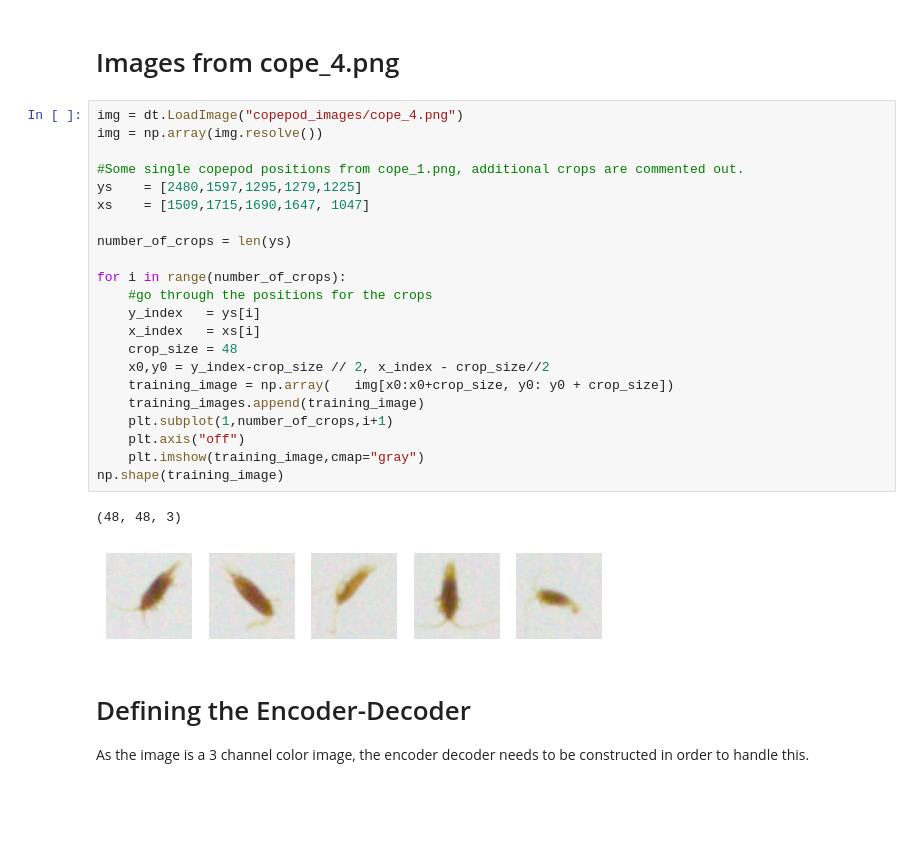
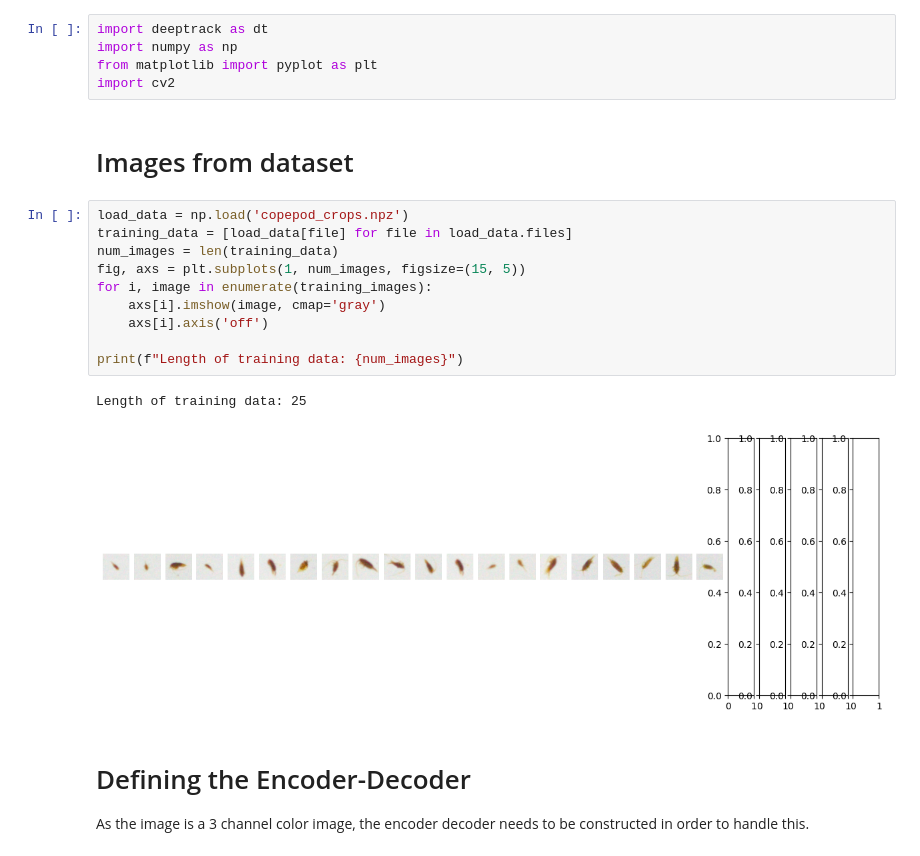
Before and after one commit to Pwhsky/copepod-image-analysis, a Jupyter notebook: vae/copepod_vae.ipynb, the cells around one changed output. Cells and saved outputs as stored; diff of their text form; blank space fills up the shorter version.

Commit message:
Makes dataset now

```diff
--- a/vae/copepod_vae.ipynb
+++ b/vae/copepod_vae.ipynb
@@ -34,30 +1,23 @@ np.shape(training_image)
+# %%
+import deeptrack as dt
+import numpy as np
+from matplotlib import pyplot as plt
+import cv2
 # %% [markdown]
-# Images from cope_4.png
+# Images from dataset
-# %%
-img = dt.LoadImage("copepod_images/cope_4.png")
-img = np.array(img.resolve())
-
-#Some single copepod positions from cope_1.png, additional crops are commented out.
-ys    = [2480,1597,1295,1279,1225]
-xs    = [1509,1715,1690,1647, 1047]
-
-number_of_crops = len(ys)
-
-for i in range(number_of_crops):
-    #go through the positions for the crops
-    y_index   = ys[i]
-    x_index   = xs[i]
-    crop_size = 48
-    x0,y0 = y_index-crop_size // 2, x_index - crop_size//2
-    training_image = np.array(   img[x0:x0+crop_size, y0: y0 + crop_size])
-    training_images.append(training_image)
-    plt.subplot(1,number_of_crops,i+1)
-    plt.axis("off")
-    plt.imshow(training_image,cmap="gray")
-np.shape(training_image)
-# %% [output]
-(48, 48, 3)
-[figure, removed]
+# %%
+load_data = np.load('copepod_crops.npz')
+training_data = [load_data[file] for file in load_data.files]
+num_images = len(training_data)
+fig, axs = plt.subplots(1, num_images, figsize=(15, 5))
+for i, image in enumerate(training_images):
+    axs[i].imshow(image, cmap='gray')
+    axs[i].axis('off')
+
+print(f"Length of training data: {num_images}")
+# %% [output]
+Length of training data: 25
+[figure, added]
 # %% [markdown]
 # Defining the Encoder-Decoder
 As the image is a 3 channel color image,
```
Also changed, not shown: parts of 4 cells of this notebook, 2 other files.
